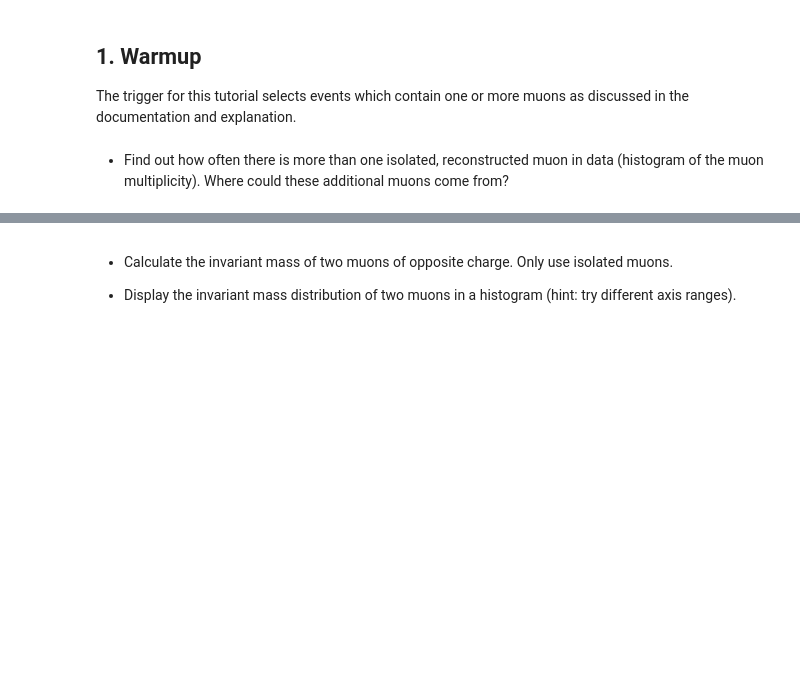
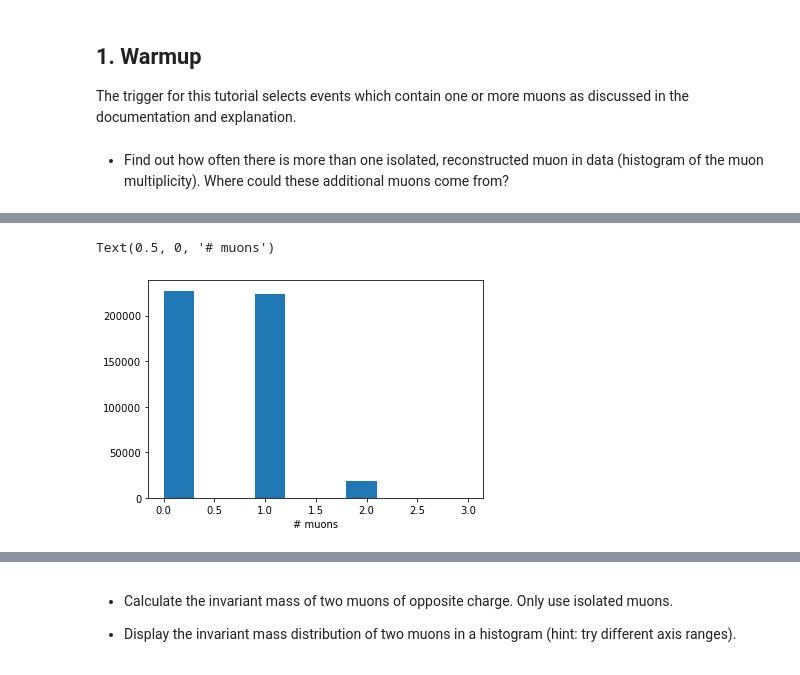
Before and after one commit to QuarkNet-HEP/ttbar-heptutorial, a Jupyter notebook: ttbar-heptutorial.ipynb, the cells around one changed output, grey strips where cells are left out. Saved outputs shown, nothing was run; the diff lists cells and outputs as text; code cells hidden in the pictures; blank space fills up the shorter version.

```diff
--- a/ttbar-heptutorial.ipynb
+++ b/ttbar-heptutorial.ipynb
@@ -209,4 +231,8 @@ data_events['Muon', 'Pt'] = np.sqrt(
 )
 # %%
 n,b,_ = plt.hist(data_events.NMuon)
+plt.xlabel('# muons')
+# %% [output]
+Text(0.5, 0, '# muons')
+[figure, added]
 # %%
```
Also changed, not shown: parts of 13 cells of this notebook.
